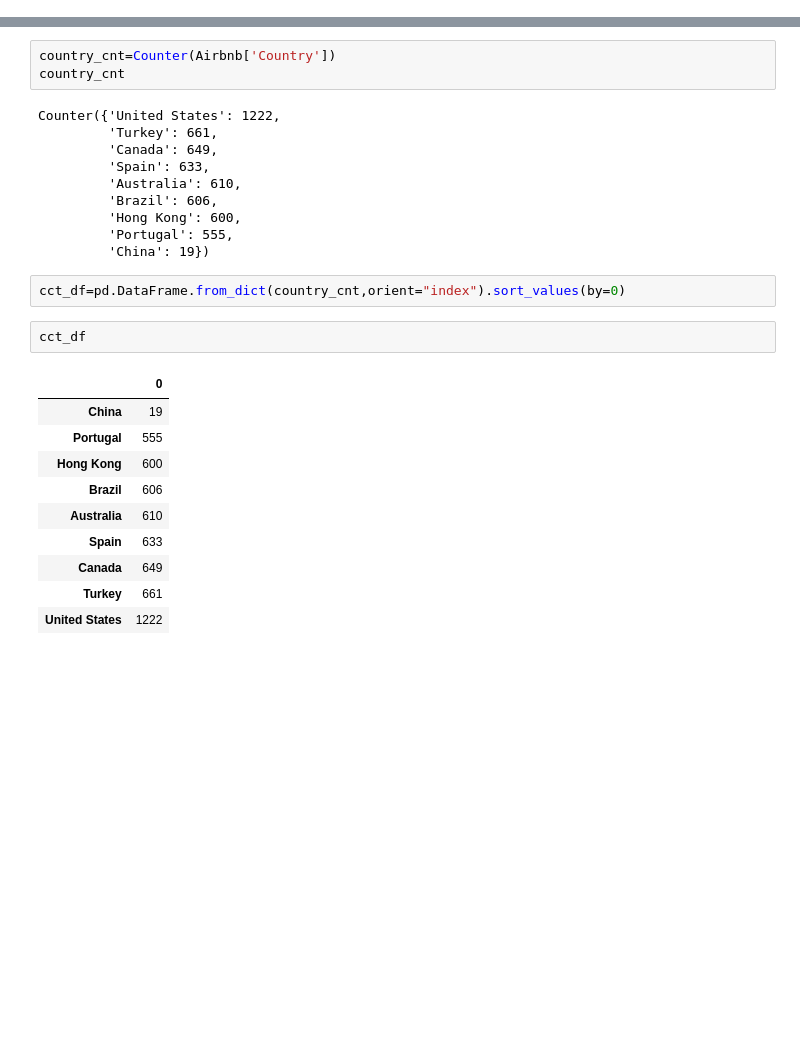
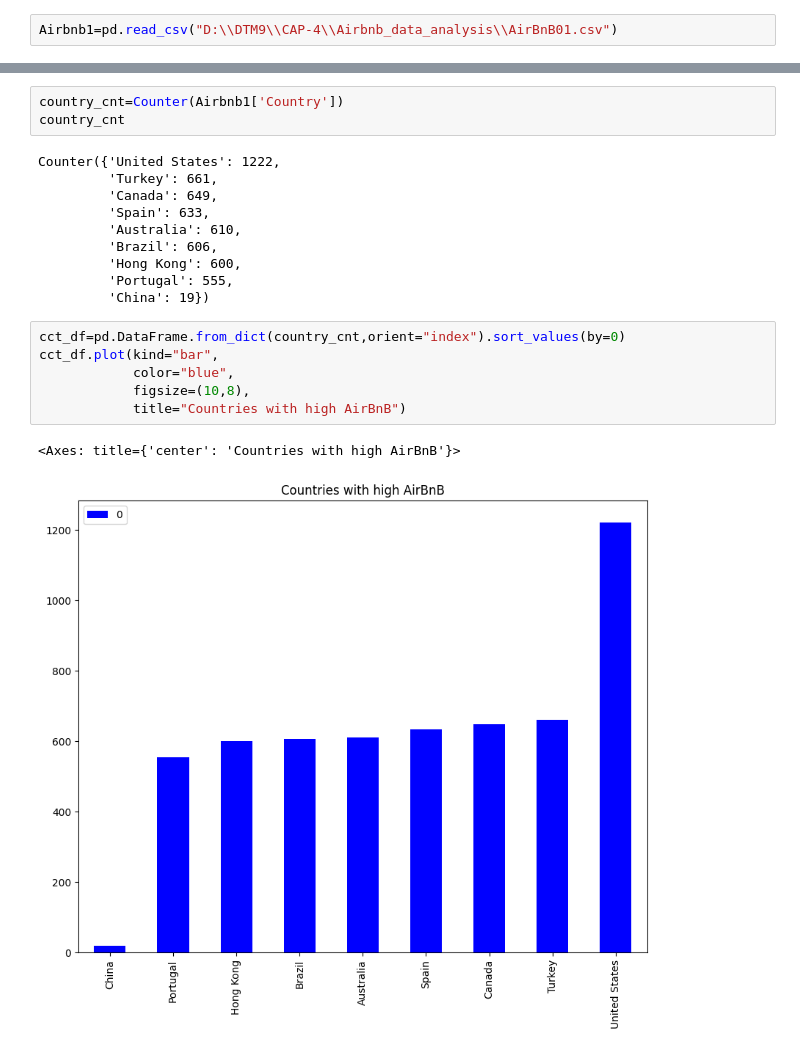
Before and after one commit to Narennrs1/Airbnb_data_analysis, a Jupyter notebook: airbnb.ipynb, the cells around one changed output, grey strips where cells are left out. Cells and saved outputs as stored; diff of their text form; blank space fills up the shorter version.

```diff
--- a/airbnb.ipynb
+++ b/airbnb.ipynb
@@ -156,3 +163,5 @@ Airbnb.duplicated().sum()
+# %%
+Airbnb1=pd.read_csv("D:\\DTM9\\CAP-4\\Airbnb_data_analysis\\AirBnB01.csv")
 # %% [markdown]
 #### LET US SEE THE STATS OF THE DATASET
 # %%
@@ -170,7 +179,7 @@ Airbnb.describe()
 # %% [markdown]
 ### EDA for the AirBnb
 # %%
-country_cnt=Counter(Airbnb['Country'])
+country_cnt=Counter(Airbnb1['Country'])
 country_cnt
 # %% [output]
 Counter({'United States': 1222,
@@ -184,16 +193,10 @@ Counter({'United States': 1222,
          'China': 19})
 # %%
 cct_df=pd.DataFrame.from_dict(country_cnt,orient="index").sort_values(by=0)
+cct_df.plot(kind="bar",
+            color="blue",
+            figsize=(10,8),
+            title="Countries with high AirBnB")
+# %% [output]
+<Axes: title={'center': 'Countries with high AirBnB'}>
+[figure, added]
-# %%
-cct_df
-# %% [output]
-|  | 0 |
-| China | 19 |
-| Portugal | 555 |
-| Hong Kong | 600 |
-| Brazil | 606 |
-| Australia | 610 |
-| Spain | 633 |
-| Canada | 649 |
-| Turkey | 661 |
-| United States | 1222 |
```
Also changed, not shown: parts of 9 cells of this notebook.
